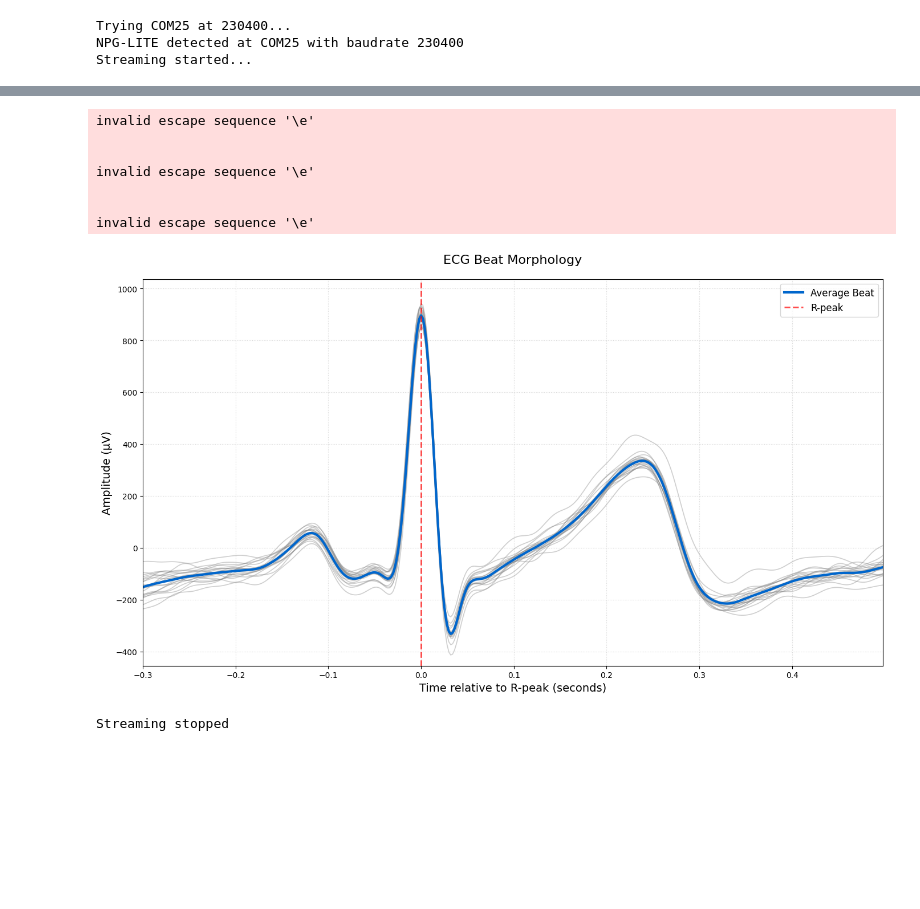
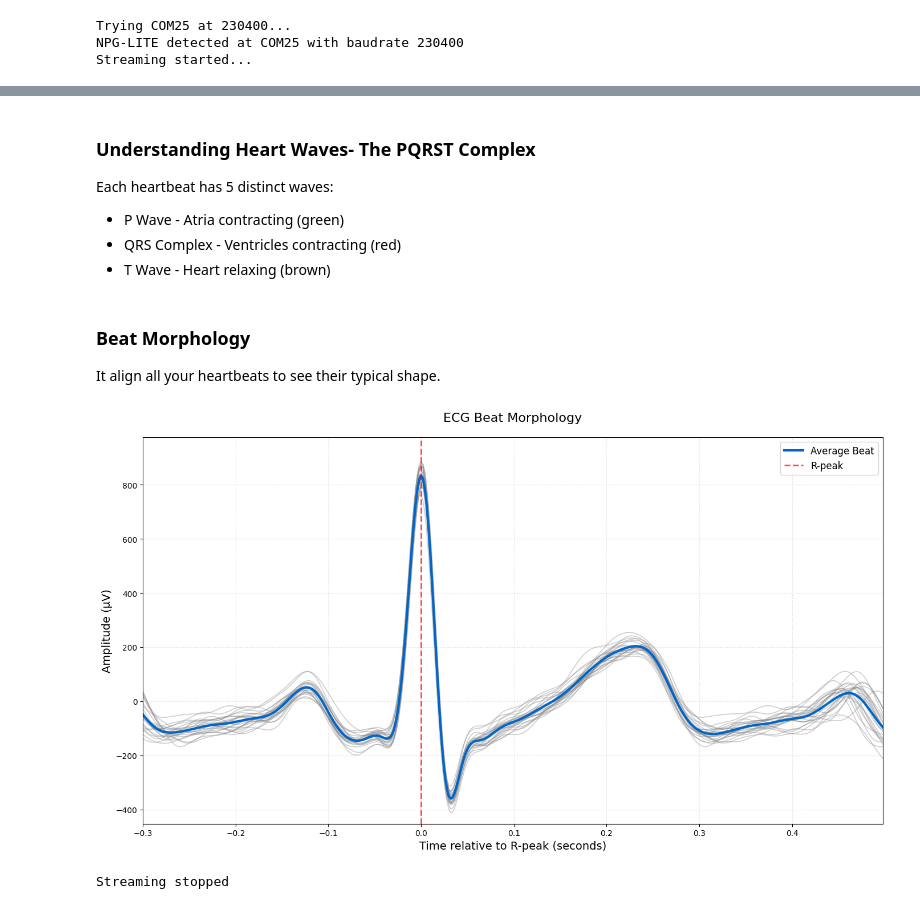
Before and after one commit to upsidedownlabs/BioAmp-Python-Notebooks, a Jupyter notebook: ecg.ipynb, the cells around one changed output, grey strips where cells are left out. Drawn from its saved outputs; the diff is of its cells as text; code cells hidden in the pictures; blank space fills up the shorter version.

```diff
--- a/ecg.ipynb
+++ b/ecg.ipynb
@@ -224,3 +299,9 @@ Average Heart Rate: 85.78 BPM
+# %% [markdown]
+### Understanding Heart Waves- The PQRST Complex
+Each heartbeat has 5 distinct waves:
+- P Wave - Atria contracting (green)
+- QRS Complex - Ventricles contracting (red)
+- T Wave - Heart relaxing (brown)
 # %%
 # PQRST Complex Analysis- This section analyzes the complete cardiac waveform components (P, QRS, T waves)
 if len(r_peak_indices) > 0:
@@ -278,9 +357,12 @@ if len(r_peak_indices) > 0:
         print(f"PQRST delineation failed: {str(e)}")
 else:
     print("No R-peaks detected - cannot perform PQRST analysis")
+# %% [markdown]
+### Beat Morphology
+It align all your heartbeats to see their typical shape.
 # %%
 # ECG Beat Morphology Analysis - This cell analyzes and visualizes the shape characteristics of individual heartbeats by aligning them to their R-peaks and computing an average beat.
-csv_file = 'CSV_Files\ecg_15_seconds_filtered.csv'
+csv_file = 'CSV_Files\\ecg_data.csv'
 data = pd.read_csv(csv_file)
 ecg_signal = data['LowPass_Filtered_30Hz'].values
 sampling_rate = client.supported_boards[client.board]["sampling_rate"]
@@ -303,50 +385,41 @@ for peak in rpeaks:
         beat = cleaned[start:end]
         beats.append(beat)
 
-# Create time axis (-300ms to +500ms around R-peak)
 time_window = (np.arange(total_window) - window_before) / sampling_rate
 
 plt.figure(figsize=(14, 8), dpi=100)
 plt.rcParams['lines.linewidth'] = 1.5
 
 # First plot all individual beats (gray background)
 for beat in beats:
     if len(beat) == total_window:
         plt.plot(time_window, beat, color='#888888', alpha=0.4, linewidth=1.2)
 
 # Calculate and plot average beat (bold blue)
 if len(beats) > 0:
     aligned_beats = [b for b in beats if len(b) == total_window]
     average_beat = np.mean(aligned_beats, axis=0)
 
     plt.plot(time_window, average_beat, color='#0066CC', linewidth=3, alpha=1, label='Average Beat')
 
 all_beats_combined = np.concatenate(beats) if len(beats) > 0 else cleaned
-ymin = np.min(all_beats_combined) * 1.1  # 10% margin
-ymax = np.max(all_beats_combined) * 1.1  # 10% margin
+ymin = np.min(all_beats_combined) * 1.1
+ymax = np.max(all_beats_combined) * 1.1
 
-# Add R-peak marker and formatting
 plt.axvline(0, color='red', linestyle='--', alpha=0.7, linewidth=2, label='R-peak')
 plt.title('ECG Beat Morphology', fontsize=16, pad=20)
 plt.xlabel('Time relative to R-peak (seconds)', fontsize=14)
 plt.ylabel('Amplitude (μV)', fontsize=14)
 plt.grid(True, linestyle=':', alpha=0.5)
 plt.legend(fontsize=12, loc='upper right')
 
 plt.ylim(ymin, ymax)
 plt.xlim(time_window[0], time_window[-1])
 
 plt.tight_layout()
 plt.show()
 # %% [output]
-invalid escape sequence '\e'
-
-
-invalid escape sequence '\e'
-
-
-invalid escape sequence '\e'
-[figure, old version]
+[figure, new version]
 # %%
 # Send STOP command to terminate data acquisition
 client.send_command('STOP')
```
Also changed, not shown: parts of 14 cells of this notebook.
